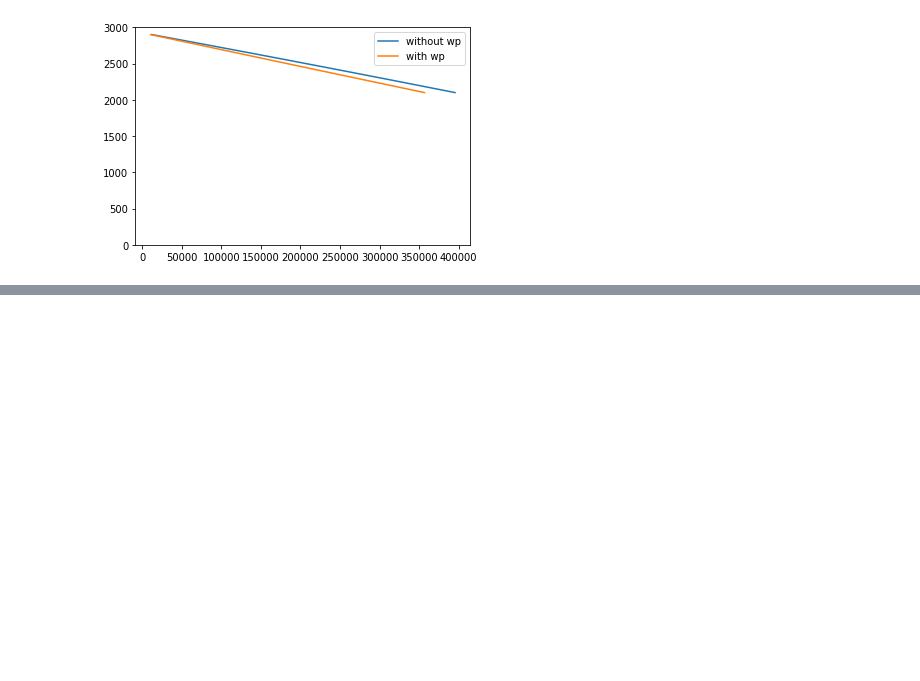
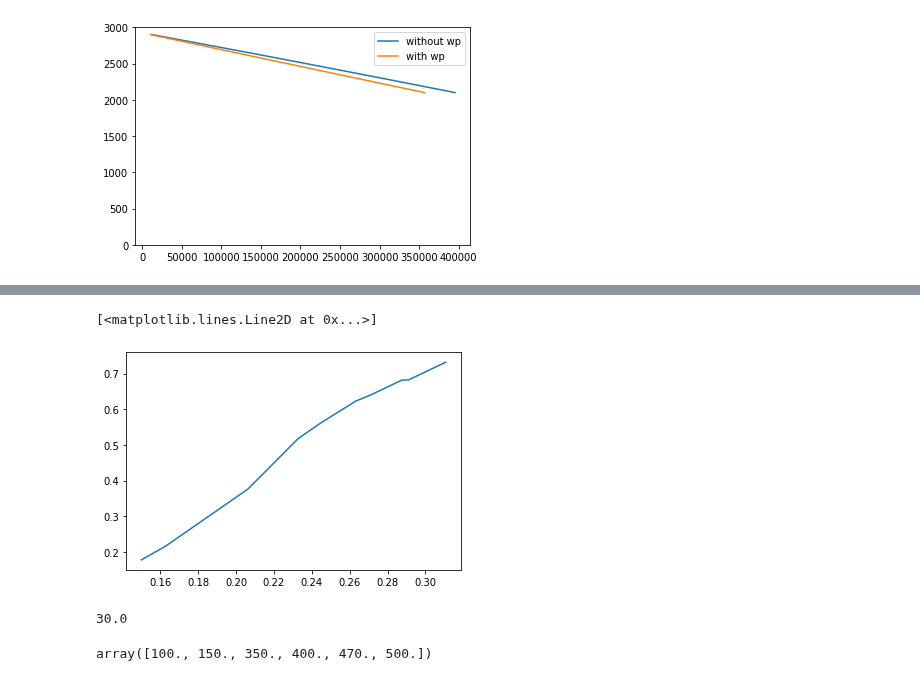
Before and after one commit to scuervo91/reservoirpy, a Jupyter notebook: examples/material_balance/1-basics_mbe.ipynb, the cells around one changed output, grey strips where cells are left out. Drawn from its saved outputs; the diff is of its cells as text; code cells hidden in the pictures; blank space fills up the shorter version.

```diff
--- a/examples/material_balance/1-basics_mbe.ipynb
+++ b/examples/material_balance/1-basics_mbe.ipynb
@@ -151,0 +242,12 @@ f_aq.plot(y='bsw')
+# %%
+plt.plot(f_aq['sw'],f_aq['bsw'])
+# %% [output]
+[<matplotlib.lines.Line2D at 0x...>]
+[figure, added]
+# %%
+x=np.zeros(10)
+x[0]=14
+x[1]=16
+x.sum()
+# %% [output]
+30.0
@@ -151,0 +256,4 @@ f_aq.plot(y='bsw')
+# %%
+x.cumsum()*1000
+# %% [output]
+array([100., 150., 350., 400., 470., 500.])
```
Also changed, not shown: parts of 12 cells of this notebook, 1 other file.
